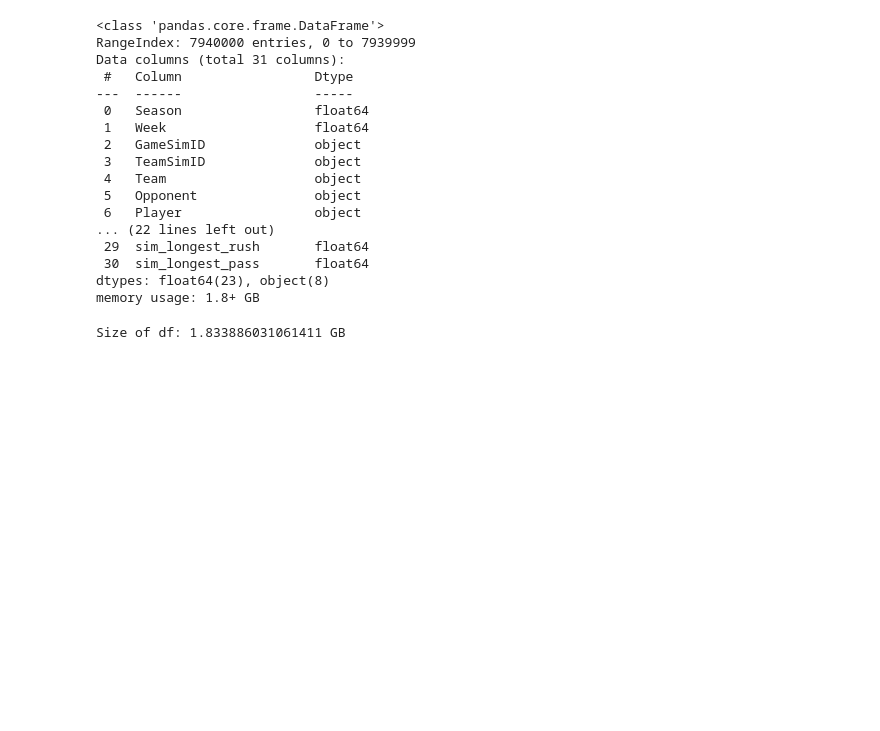
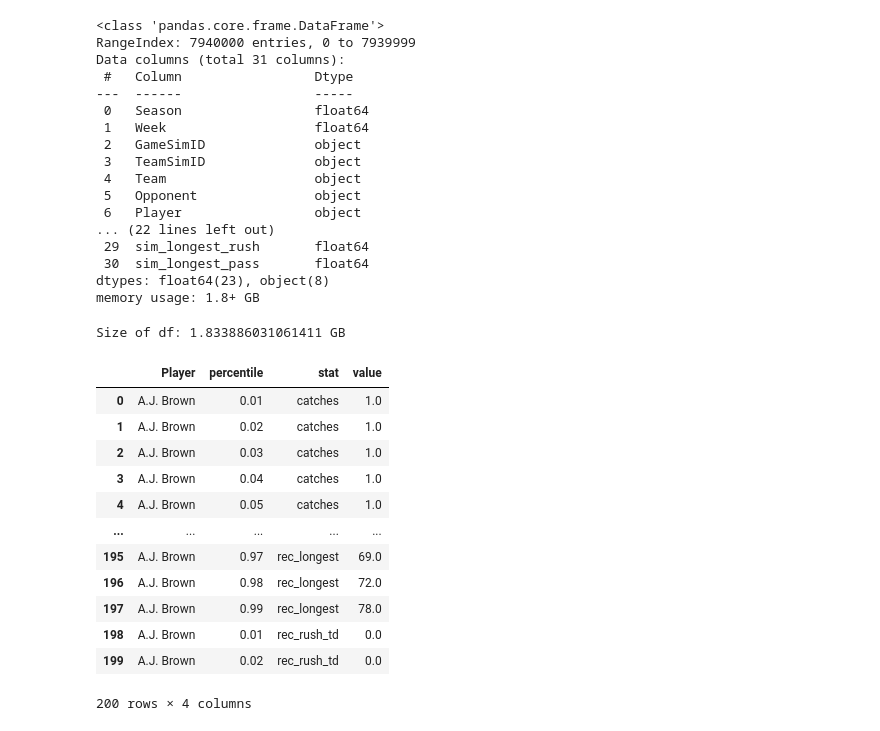
Before and after one commit to shind07/etr-project, a Jupyter notebook: eda.ipynb, the cells around one changed output. Drawn from its saved outputs; the diff is of its cells as text; code cells hidden in the pictures; blank space fills up the shorter version.

```diff
--- a/eda.ipynb
+++ b/eda.ipynb
@@ -65,3 +65,20 @@ memory usage: 1.8+ GB
 print(f"Size of df: {df.memory_usage().sum() / 1024 ** 3} GB")
 # %% [output]
 Size of df: 1.833886031061411 GB
+# %%
+percentiles_df = pd.read_parquet("data/percentiles_df.parquet")
+percentiles_df.head(200)
+# %% [output]
+|  | Player | percentile | stat | value |
+| 0 | A.J. Brown | 0.01 | catches | 1.0 |
+| 1 | A.J. Brown | 0.02 | catches | 1.0 |
+| 2 | A.J. Brown | 0.03 | catches | 1.0 |
+| 3 | A.J. Brown | 0.04 | catches | 1.0 |
+| 4 | A.J. Brown | 0.05 | catches | 1.0 |
+| ... | ... | ... | ... | ... |
+| 195 | A.J. Brown | 0.97 | rec_longest | 69.0 |
+| 196 | A.J. Brown | 0.98 | rec_longest | 72.0 |
+| 197 | A.J. Brown | 0.99 | rec_longest | 78.0 |
+| 198 | A.J. Brown | 0.01 | rec_rush_td | 0.0 |
+| 199 | A.J. Brown | 0.02 | rec_rush_td | 0.0 |
+200 rows × 4 columns
```
Also changed, not shown: parts of 1 cell of this notebook, 9 other files.
